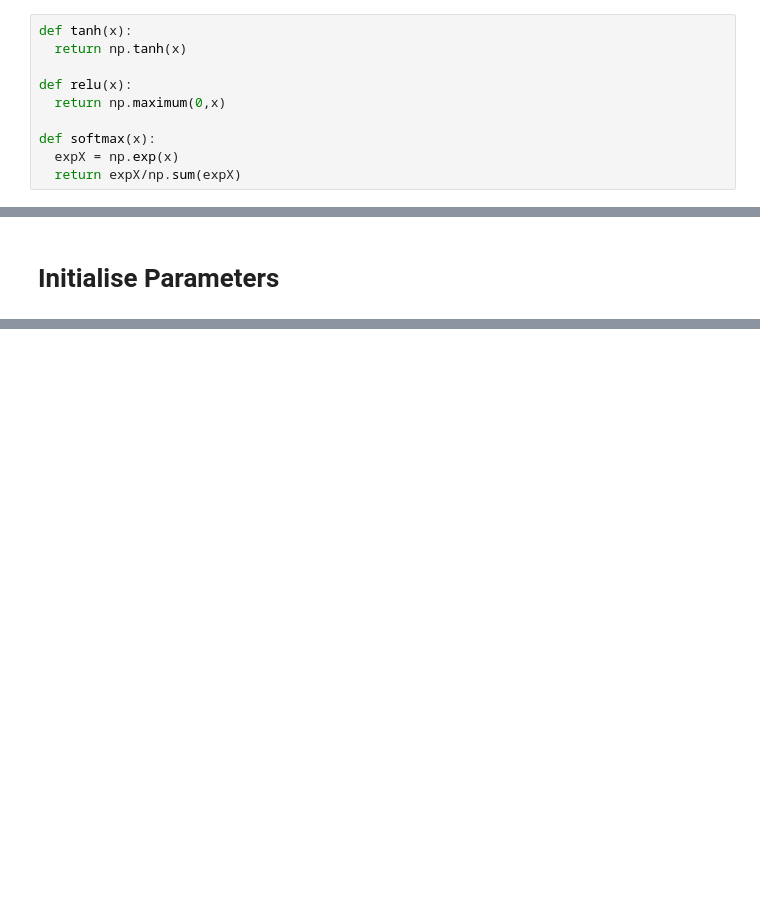
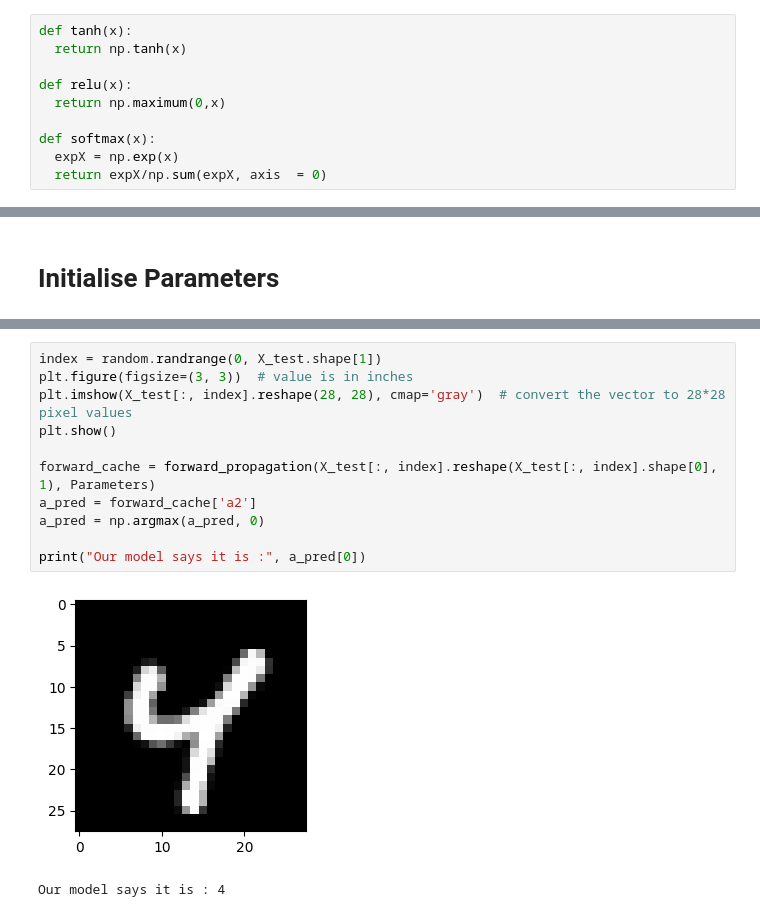
Before and after one commit to ThapaVinay/Handwritten_Digit_Recognition, a Jupyter notebook: Handwritten_Digit_Recognition_.ipynb, the cells around one changed output, grey strips where cells are left out. Saved outputs shown, nothing was run; the diff lists cells and outputs as text; blank space fills up the shorter version.

```diff
--- a/Handwritten_Digit_Recognition_.ipynb
+++ b/Handwritten_Digit_Recognition_.ipynb
@@ -101,6 +101,6 @@ def relu(x):
 
 def softmax(x):
   expX = np.exp(x)
-  return expX/np.sum(expX)
+  return expX/np.sum(expX, axis  = 0)
 # %%
 def derivative_tanh(x):
@@ -128,0 +286,14 @@ def initialse_parameters(n_x, n_h, n_y):
+# %%
+index = random.randrange(0, X_test.shape[1])
+plt.figure(figsize=(3, 3))  # value is in inches
+plt.imshow(X_test[:, index].reshape(28, 28), cmap='gray')  # convert the vector to 28*28 pixel values
+plt.show()
+
+forward_cache = forward_propagation(X_test[:, index].reshape(X_test[:, index].shape[0], 1), Parameters)
+a_pred = forward_cache['a2']
+a_pred = np.argmax(a_pred, 0)
+
+print("Our model says it is :", a_pred[0])
+# %% [output]
+[figure, added]
+Our model says it is : 4
```
Also changed, not shown: parts of 16 cells of this notebook.
